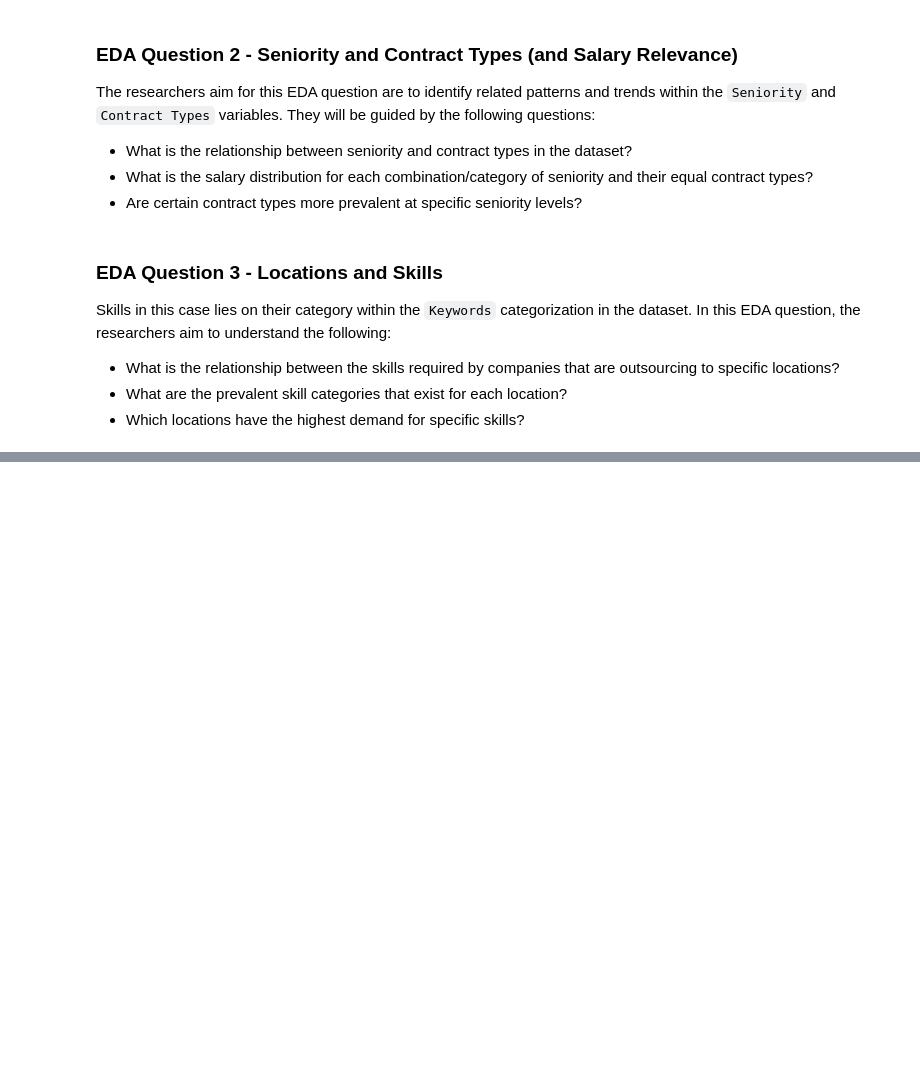
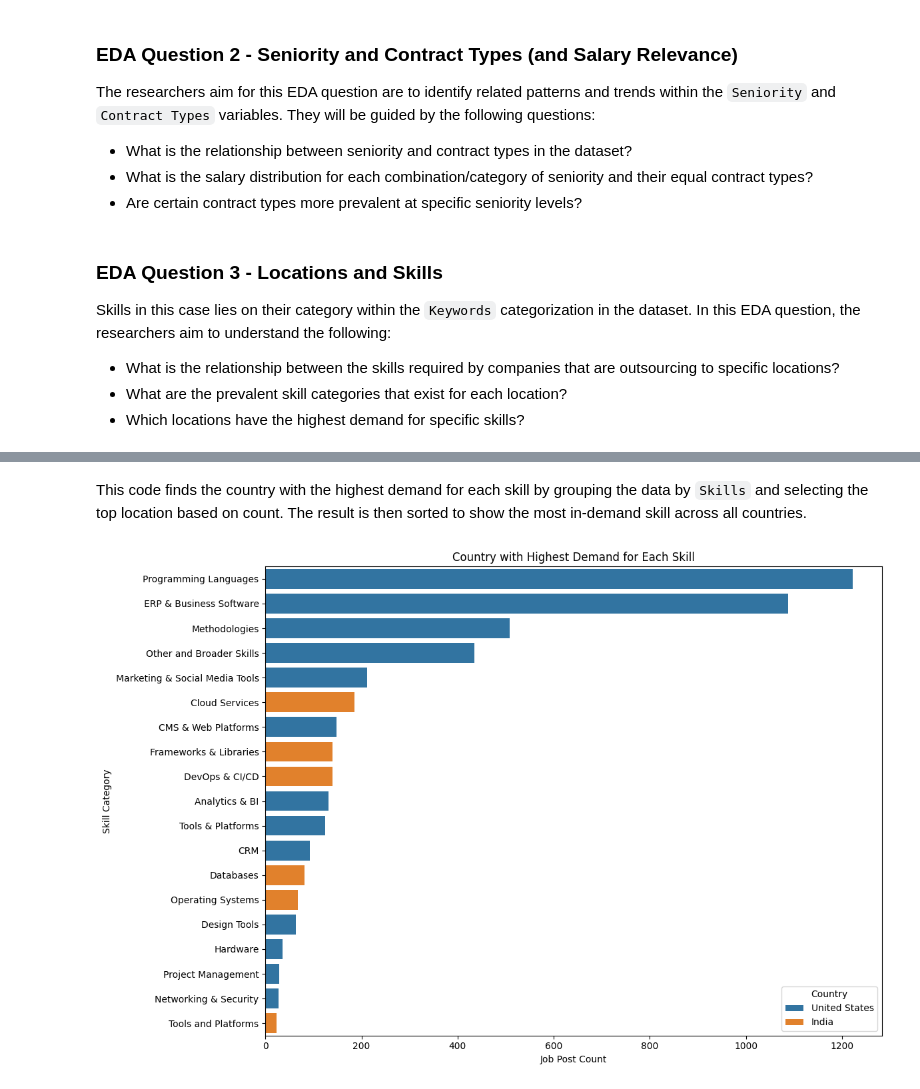
Before and after one commit to dredredre20/CSMODEL_MCO, a Jupyter notebook: mco.ipynb, the cells around one changed output, grey strips where cells are left out. Saved outputs shown, nothing was run; the diff lists cells and outputs as text; code cells hidden in the pictures; blank space fills up the shorter version.

```diff
--- a/mco.ipynb
+++ b/mco.ipynb
@@ -960,0 +963,11 @@ Skills in this case lies on their category within the `Keywords` categorization
+# %%
+skills_ct = []
+
+for ky_cells in job_posting_df['Keywords']:
+    ct = map_keywords_in_cell(ky_cells)
+    ct_unique = list(dict.fromkeys(ct))
+    skills_ct.append(ct_unique)
+
+job_posting_df['Skills'] = skills_ct
+country_skills = pd.concat([locations_df['country'], job_posting_df['Skills']], axis=1)
+country_skills = country_skills.explode('Skills')
@@ -960,0 +976,4 @@ Skills in this case lies on their category within the `Keywords` categorization
+# %%
+skill_counts = country_skills.groupby(['country', 'Skills']).size().reset_index(name='count')
+top_skills_by_country = skill_counts.sort_values(['country', 'count'], ascending=[True, False]).groupby('country').head(1)
+top_skills_by_country
@@ -960,0 +998,15 @@ Skills in this case lies on their category within the `Keywords` categorization
+# %% [markdown]
+This code finds the country with the highest demand for each skill by grouping the data by `Skills` and selecting the top location based on count. The result is then sorted to show the most in-demand skill across all countries.
+# %%
+top_skills = skill_counts.sort_values(['Skills', 'count'], ascending=[True, False]).groupby('Skills').head(1).sort_values('count', ascending=False)
+
+plt.figure(figsize=(12, 8))
+sns.barplot(data=top_skills, x='count', y='Skills', hue='country')
+plt.title('Country with Highest Demand for Each Skill')
+plt.xlabel('Job Post Count')
+plt.ylabel('Skill Category')
+plt.legend(title='Country')
+plt.tight_layout()
+plt.show()
+# %% [output]
+[figure, added]
```
Also changed, not shown: parts of 5 cells of this notebook.
